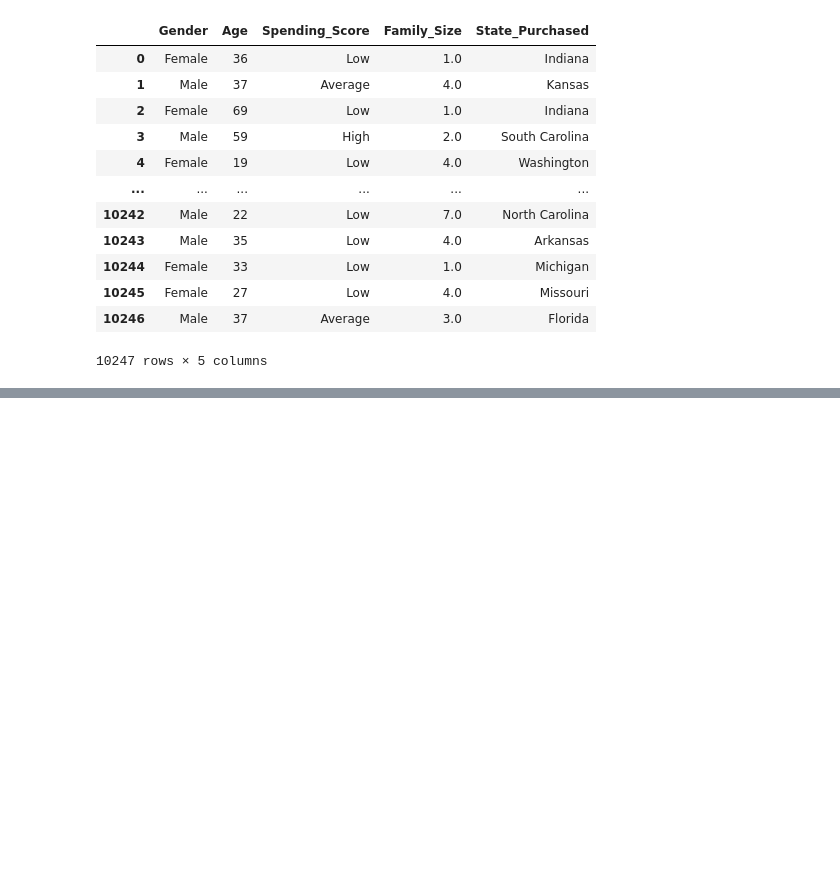
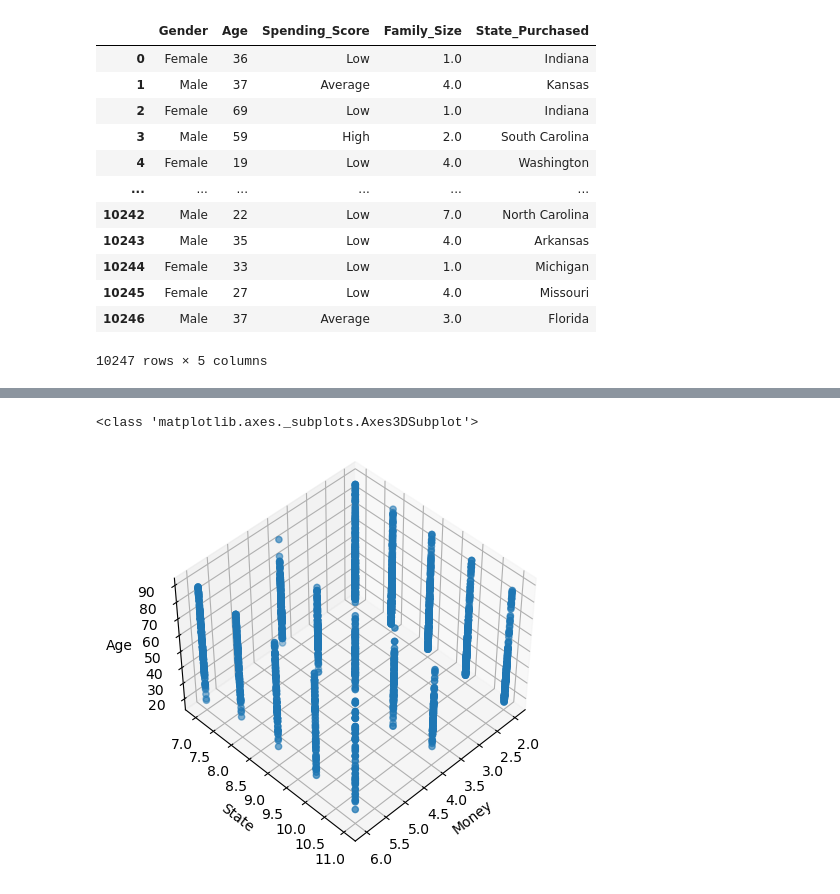
Before and after one commit to adriancabalo/CCIC_DS1, a Jupyter notebook: K-Means Clustering #1.ipynb, the cells around one changed output, grey strips where cells are left out. Drawn from its saved outputs; the diff is of its cells as text; code cells hidden in the pictures; blank space fills up the shorter version.

```diff
--- a/K-Means Clustering #1.ipynb
+++ b/K-Means Clustering #1.ipynb
@@ -203,0 +275,16 @@ while(diff!=0):
+# %%
+import matplotlib.pyplot as plt
+
+plt.figure(figsize=(6,5))
+axes = plt.axes(projection='3d')
+print(type(axes))
+axes.scatter3D(df['Spending_Score'], df['State_Purchased'], df['Age'])
+
+axes.set_xlabel('Money')
+axes.set_ylabel('State')
+axes.set_zlabel('Age')
+
+axes.view_init(45,45)
+# %% [output]
+<class 'matplotlib.axes._subplots.Axes3DSubplot'>
+[figure, added]
```
Also changed, not shown: parts of 23 cells of this notebook.
